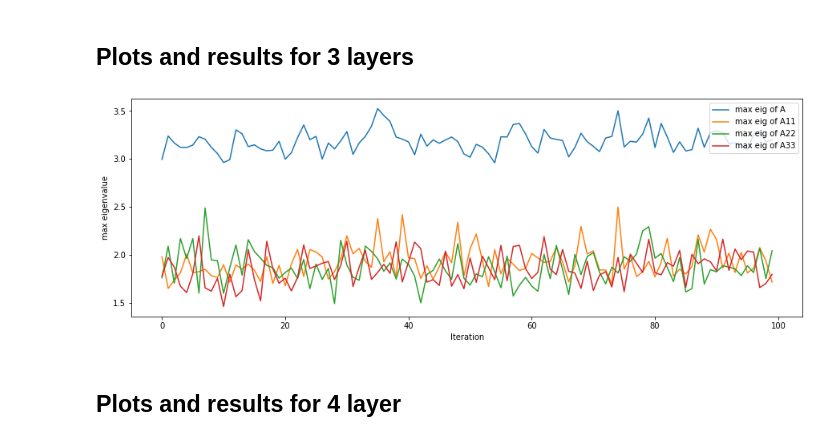
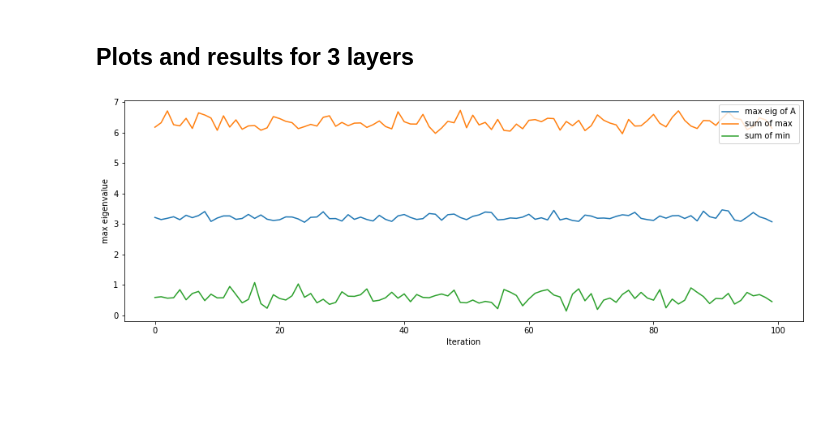
Before and after one commit to RamanEbrahimi/Network-Science, a Jupyter notebook: Research-related/Multilayer_Networkx.ipynb, the cells around one changed output. Drawn from its saved outputs; the diff is of its cells as text; code cells hidden in the pictures; blank space fills up the shorter version.

```diff
--- a/Research-related/Multilayer_Networkx.ipynb
+++ b/Research-related/Multilayer_Networkx.ipynb
@@ -334,44 +291,37 @@ plot_graph(G21)
 # %%
 list_A = []
 list_A11 = []
 list_A22 = []
 list_A33 = []
-comb = []
+list_comb_max = []
+list_comb_min = []
 diff1 = []
 diff2 = []
 
 for i in range(100):
     # generating 100 multiplex networks with 50 nodes in each layer (for 3 layers)
     A11, A12, A13, A21, A22, A23, A31, A32, A33 = generate_multiplex_3l(50)
-    max_A11, max_A22, max_A33, max_A= compute_max_3l(A11, A12, A13, A21, A22, A23, A31, A32, A33)
+    max_A11, min_A11, max_A22, min_A22, max_A33, min_A33, max_A= compute_max_3l(A11, A12, A13, A21, A22, A23, A31, A32, A33)
     list_A.append(max_A)
     list_A11.append(max_A11)
     list_A22.append(max_A22)
     list_A33.append(max_A33)
-    # comb_max = (max_A11 + max_A22)
-    # comb.append(comb_max)
-
-    # # generating 100 multiplex networks with 50 nodes in each layer (for 2 layes)
-    # A11, A12, A21, A22 = generate_multiplex(50)
-    # max_A11, max_A22, max_A= compute_max_3l(A11, A12, A21, A22)
-    # list_A.append(max_A)
-    # list_A11.append(max_A11)
-    # list_A22.append(max_A22)
-    # comb_max = (max_A11 + max_A22)/2
-    # comb.append(comb_max)
+    comb_max = (max_A11 + max_A22 + max_A33)
+    comb_min = (min_A11 + min_A22 + min_A33)
+    list_comb_max.append(comb_max)
+    list_comb_min.append(comb_min)
 
 
 plt.figure(figsize=(15,5))
 plt.plot(list_A, label='max eig of A')
-plt.plot(list_A11, label='max eig of A11')
-plt.plot(list_A22, label='max eig of A22')
-plt.plot(list_A33, label='max eig of A33')
-# plt.plot(comb, label='combination')
+# plt.plot(list_A11, label='max eig of A11')
+# plt.plot(list_A22, label='max eig of A22')
+# plt.plot(list_A33, label='max eig of A33')
+plt.plot(list_comb_max, label='sum of max')
+plt.plot(list_comb_min, label='sum of min')
 plt.xlabel('Iteration')
 plt.ylabel('max eigenvalue')
 plt.legend(loc='upper right')
 plt.show()
 # %% [output]
-[figure, old version]
+[figure, new version]
-# %% [markdown]
-## Plots and results for 4 layer
```
Also changed, not shown: parts of 6 cells of this notebook, 3 other files.
